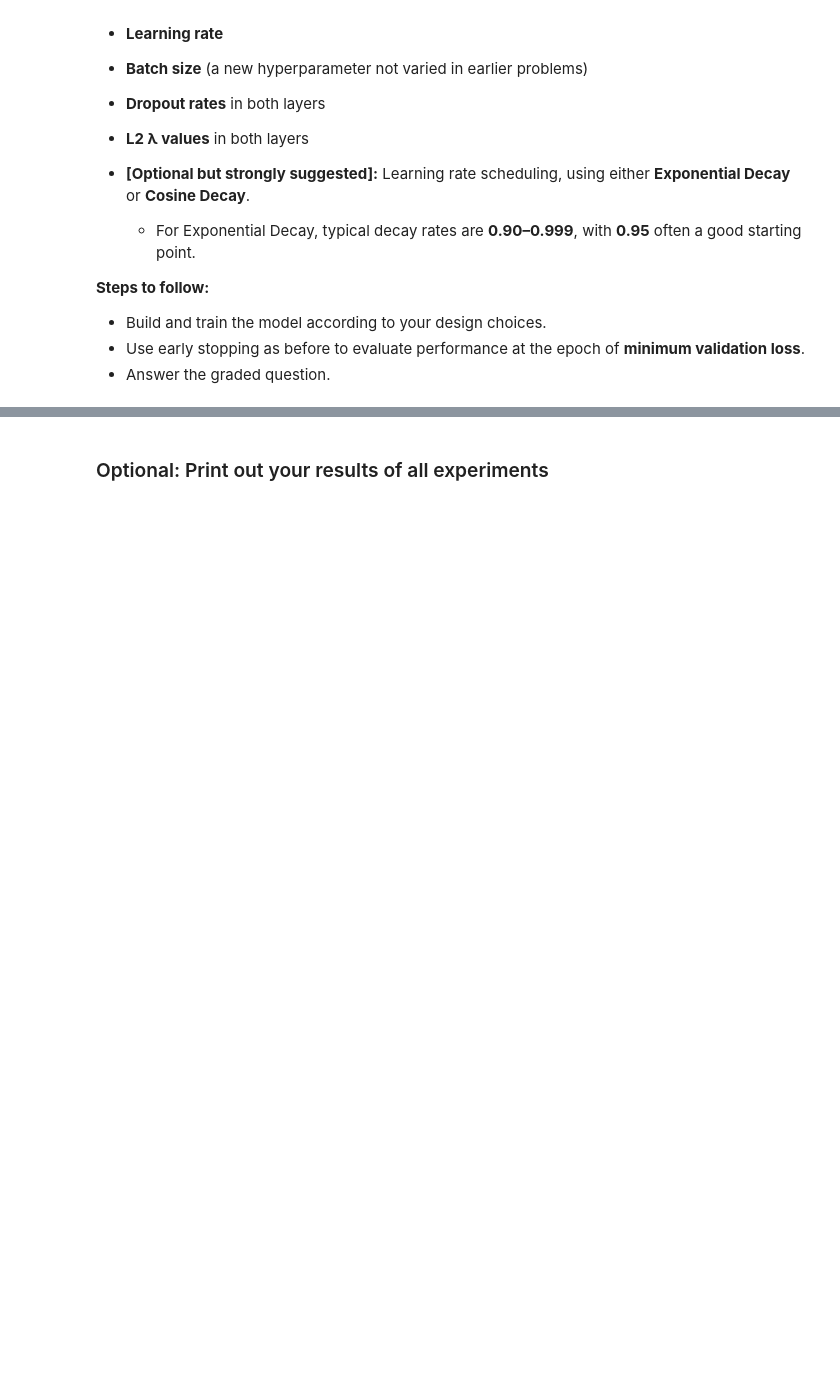
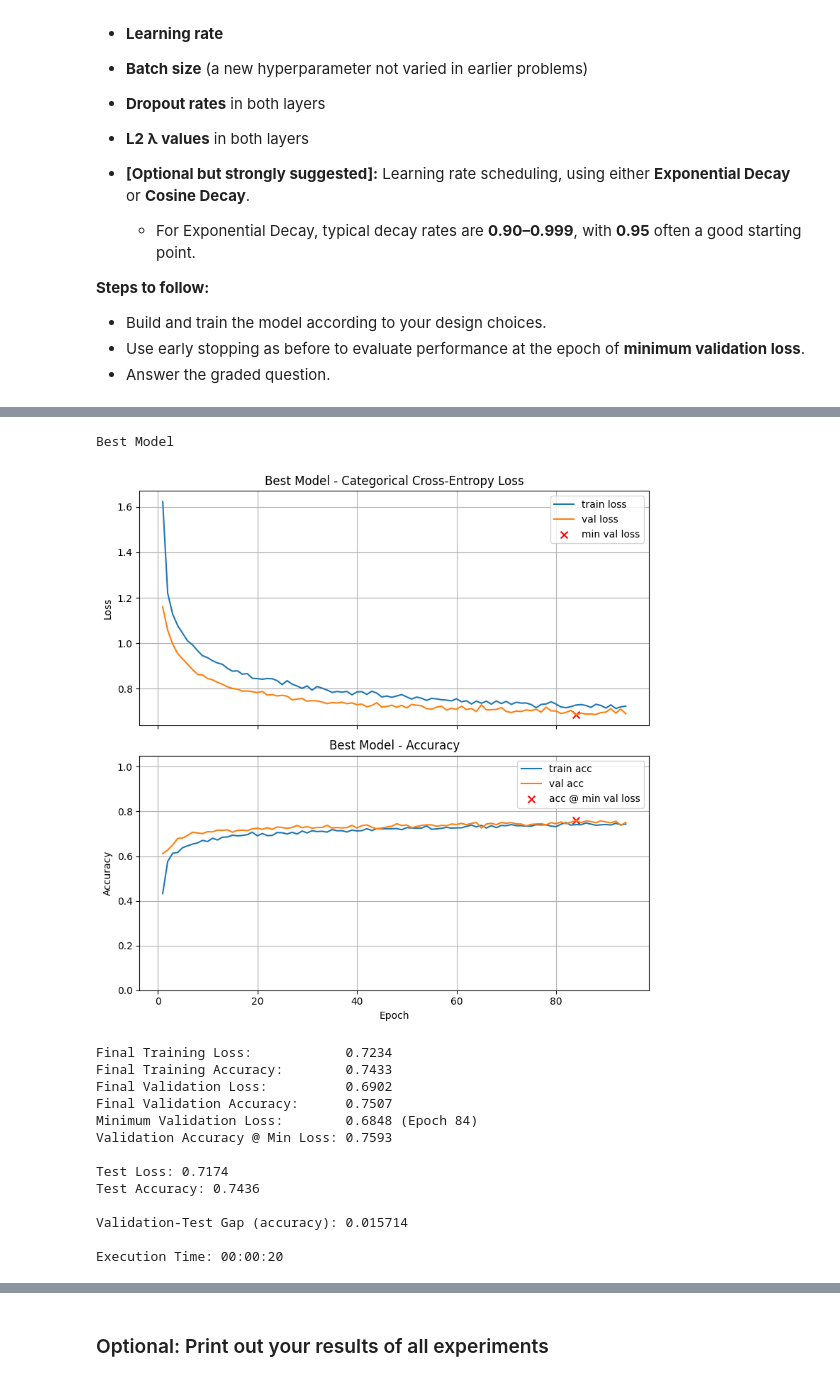
Before and after one commit to paumar2/bu-dx703-pmm, a Jupyter notebook: Homework_03.ipynb, the cells around one changed output, grey strips where cells are left out. Drawn from its saved outputs; the diff is of its cells as text; code cells hidden in the pictures; blank space fills up the shorter version.

```diff
--- a/Homework_03.ipynb
+++ b/Homework_03.ipynb
@@ -1229,3 +1225,38 @@ Execution Time: 00:00:26
+# %%
+#rerun w/o lr_sched
+def build_best_model():
+    model = build_model(X_train.shape[-1],
+                        [(128, best_activation, best_l2_1, best_d1),
+                         (62, best_activation, best_l2_1, best_d2),
+                         (32, best_activation, best_l2_2, max(0.0, best_d2-0.1))],
+                         n_classes)
+    return model
+#train model
+results = {}
+best_model = build_best_model()
+hist = train_and_test(
+    best_model,
+    lr_schedule=best_lr,
+    batch_size=64,
+    title="Best Model",
+    return_history=True
+)
+# %% [output]
+Best Model
+[figure, added]
+Final Training Loss:            0.7234
+Final Training Accuracy:        0.7433
+Final Validation Loss:          0.6902
+Final Validation Accuracy:      0.7507
+Minimum Validation Loss:        0.6848 (Epoch 84)
+Validation Accuracy @ Min Loss: 0.7593
+
+Test Loss: 0.7174
+Test Accuracy: 0.7436
+
+Validation-Test Gap (accuracy): 0.015714
+
+Execution Time: 00:00:20
 # %%
 #find best val. accuracy
 best_title, (best_acc, best_epoch) = max(results.items(), key=lambda kv: kv[1][0])
```
Also changed, not shown: parts of 36 cells of this notebook.
